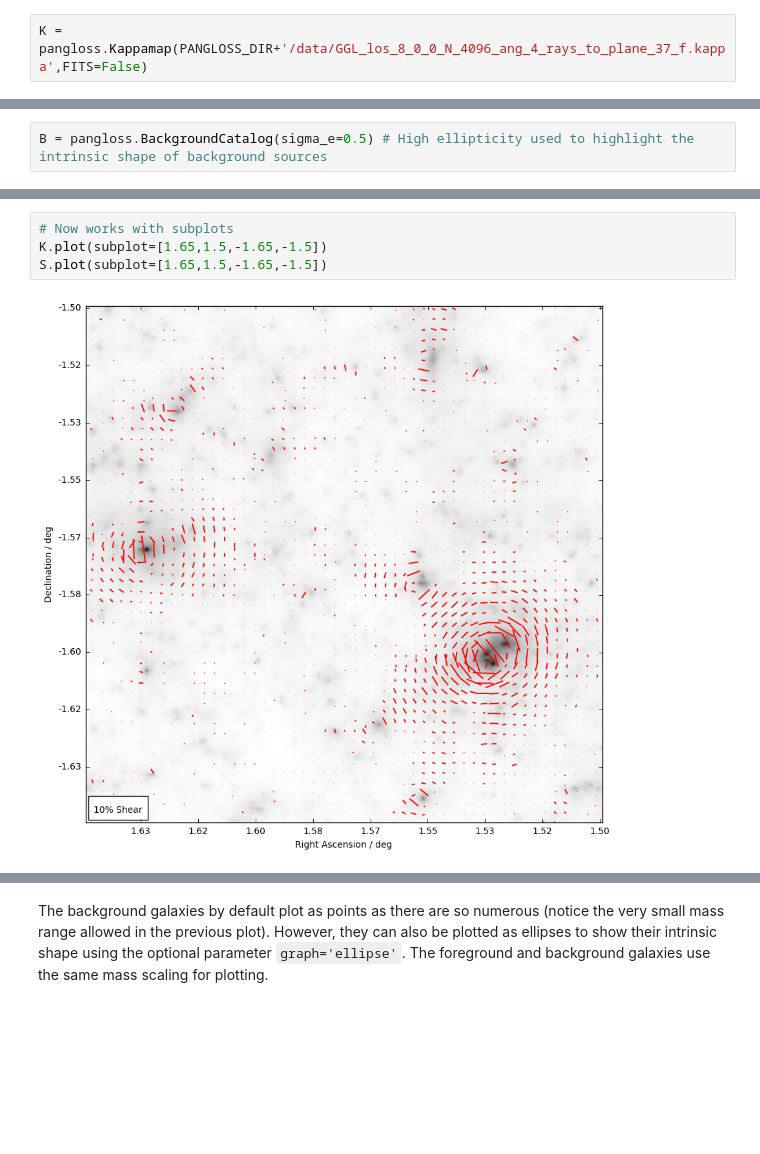
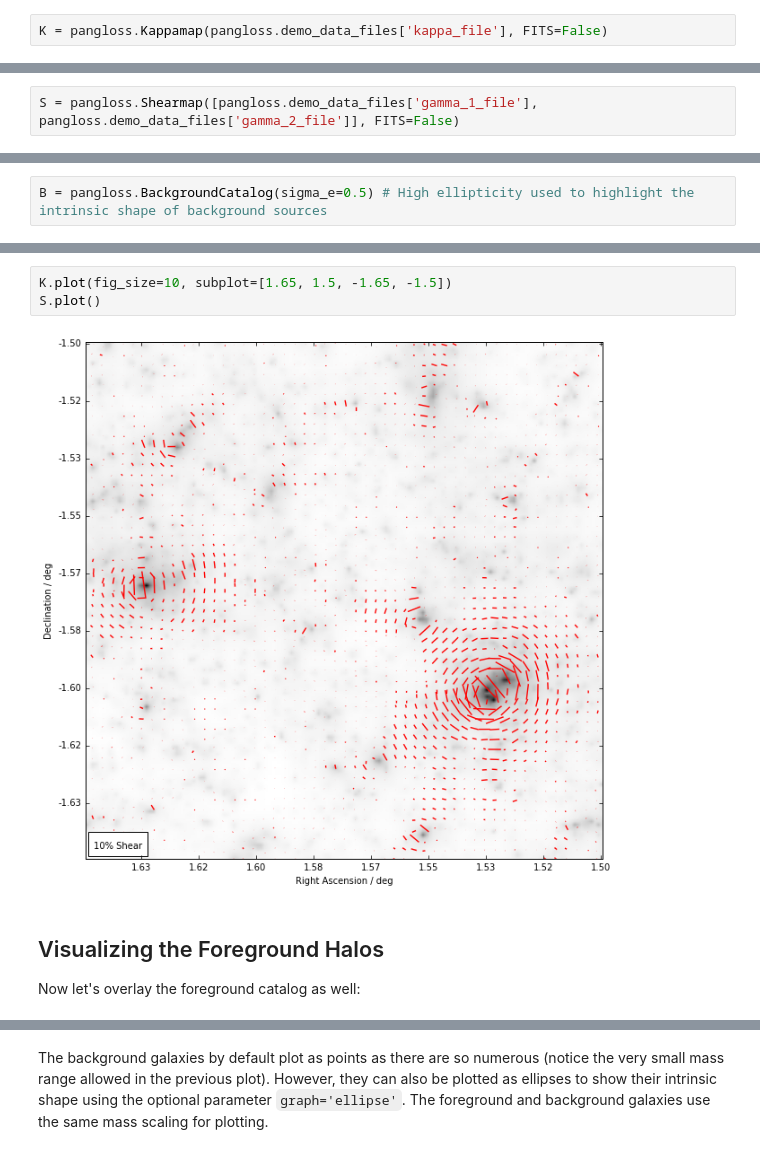
Before and after one commit to drphilmarshall/Pangloss, a Jupyter notebook: demos/ForegroundGalaxyOverlay.ipynb, the cells around one changed output, grey strips where cells are left out. Cells and saved outputs as stored; diff of their text form; blank space fills up the shorter version.

```diff
--- a/demos/ForegroundGalaxyOverlay.ipynb
+++ b/demos/ForegroundGalaxyOverlay.ipynb
@@ -21,2 +26,2 @@ import pangloss
 # %%
-K = pangloss.Kappamap(PANGLOSS_DIR+'/data/GGL_los_8_0_0_N_4096_ang_4_rays_to_plane_37_f.kappa',FITS=False)
+K = pangloss.Kappamap(pangloss.demo_data_files['kappa_file'], FITS=False)
@@ -25 +28,3 @@ S = pangloss.Shearmap([PANGLOSS_DIR+'/data/GGL_los_8_0_0_N_4096_ang_4_rays_to_pl
+# %%
+S = pangloss.Shearmap([pangloss.demo_data_files['gamma_1_file'], pangloss.demo_data_files['gamma_2_file']], FITS=False)
 # %%
@@ -40,7 +47,10 @@ S.plot()
 # %%
-# Now works with subplots
-K.plot(subplot=[1.65,1.5,-1.65,-1.5])
-S.plot(subplot=[1.65,1.5,-1.65,-1.5])
+K.plot(fig_size=10, subplot=[1.65, 1.5, -1.65, -1.5])
+S.plot()
 # %% [output]
-[figure, old version]
+[figure, new version]
+# %% [markdown]
+## Visualizing the Foreground Halos
+
+Now let's overlay the foreground catalog as well:
 # %%
```
Also changed, not shown: parts of 26 cells of this notebook, 4 other files.
